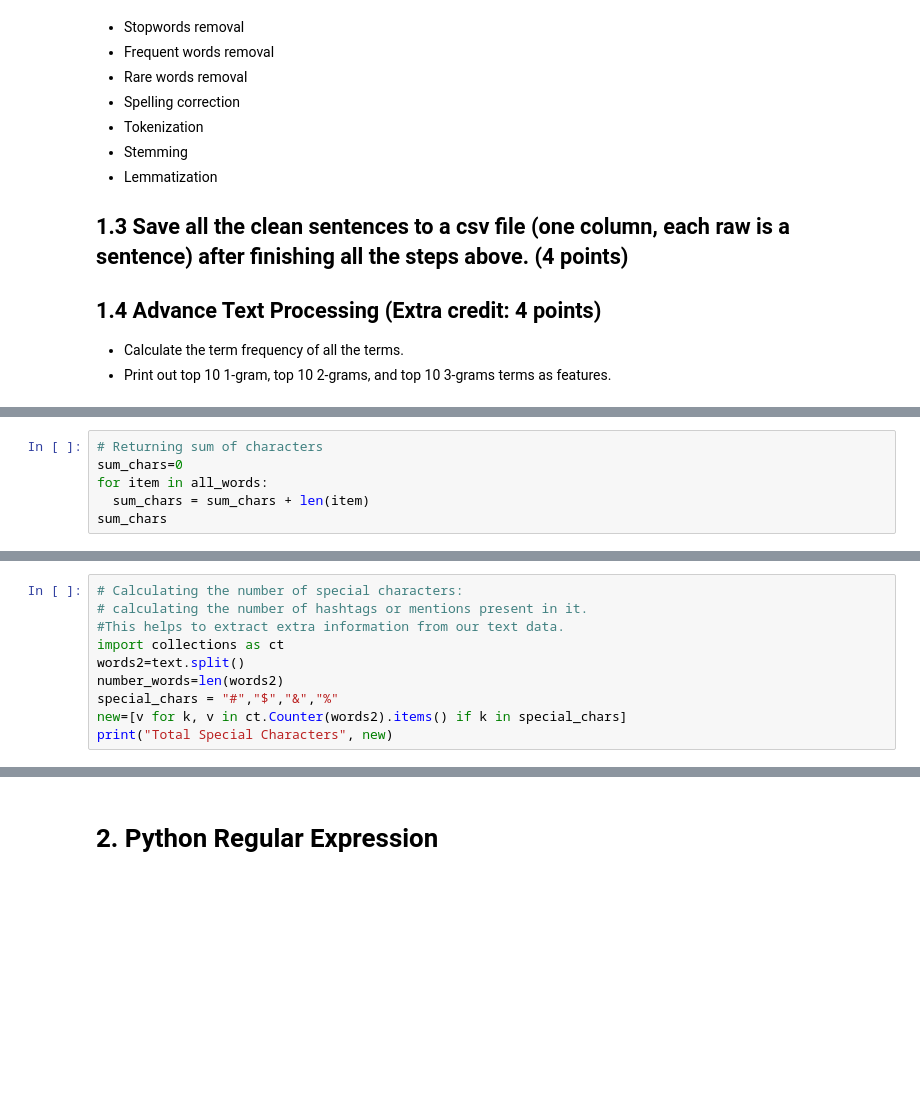
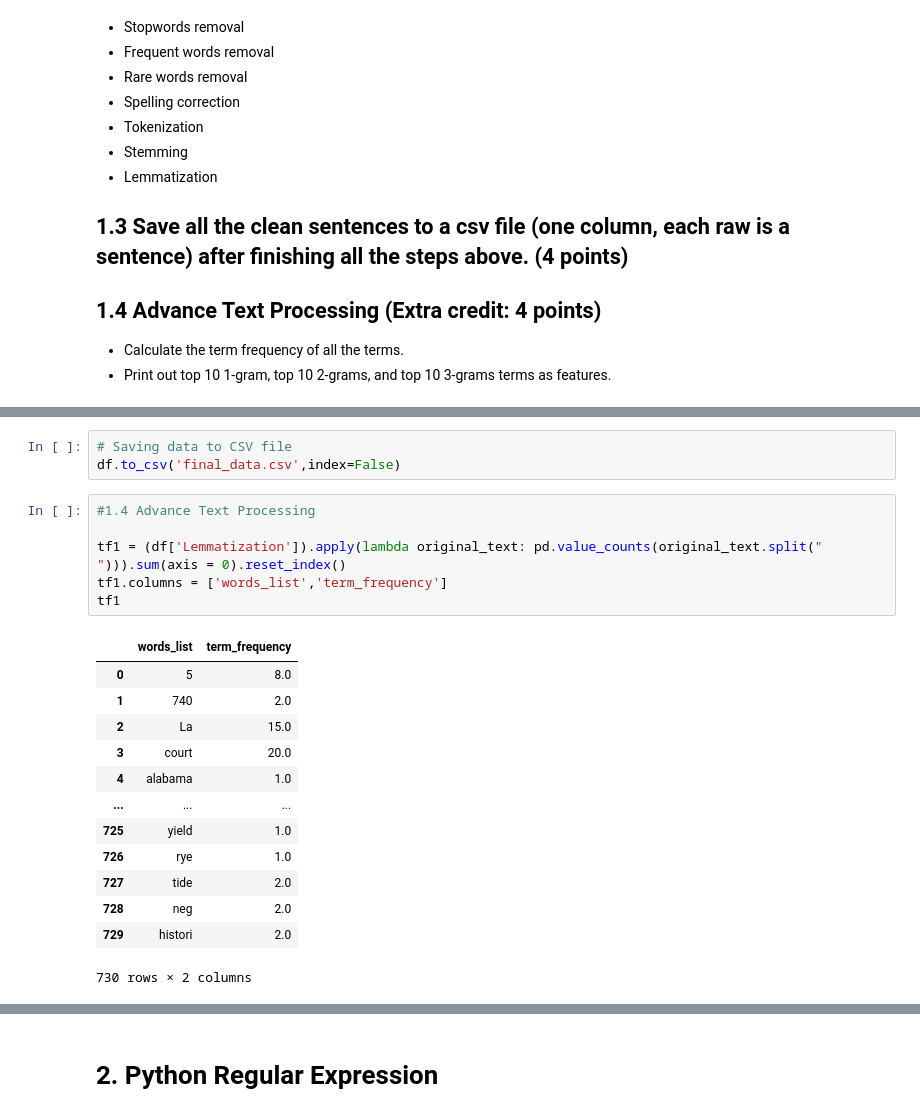
Before and after one commit to Nagmashaik123/Nagma_INFO5731_Spring2021, a Jupyter notebook: In_class_exercise_04.ipynb, the cells around one changed output, grey strips where cells are left out. Drawn from its saved outputs; the diff is of its cells as text; blank space fills up the shorter version.

```diff
--- a/In_class_exercise_04.ipynb
+++ b/In_class_exercise_04.ipynb
@@ -100,6 +41,0 @@ KeyboardInterrupt: ignored
-# %%
-# Returning sum of characters
-sum_chars=0
-for item in all_words:
-  sum_chars = sum_chars + len(item)
-sum_chars
@@ -114,10 +41,0 @@ len(wordsmod)-len(modified_words)
-# %%
-# Calculating the number of special characters:
-# calculating the number of hashtags or mentions present in it.
-#This helps to extract extra information from our text data.
-import collections as ct
-words2=text.split()
-number_words=len(words2)
-special_chars = "#","$","&","%"
-new=[v for k, v in ct.Counter(words2).items() if k in special_chars]
-print("Total Special Characters", new)
@@ -140,0 +223,23 @@ print("TOTAL UPPERCASE WORDS IN A TEXT FILE =",sum)
+# %%
+# Saving data to CSV file
+df.to_csv('final_data.csv',index=False)
+# %%
+#1.4 Advance Text Processing
+
+tf1 = (df['Lemmatization']).apply(lambda original_text: pd.value_counts(original_text.split(" "))).sum(axis = 0).reset_index()
+tf1.columns = ['words_list','term_frequency']
+tf1
+# %% [output]
+|  | words_list | term_frequency |
+| 0 | 5 | 8.0 |
+| 1 | 740 | 2.0 |
+| 2 | La | 15.0 |
+| 3 | court | 20.0 |
+| 4 | alabama | 1.0 |
+| ... | ... | ... |
+| 725 | yield | 1.0 |
+| 726 | rye | 1.0 |
+| 727 | tide | 2.0 |
+| 728 | neg | 2.0 |
+| 729 | histori | 2.0 |
+730 rows × 2 columns
```
Also changed, not shown: parts of 18 cells of this notebook.
